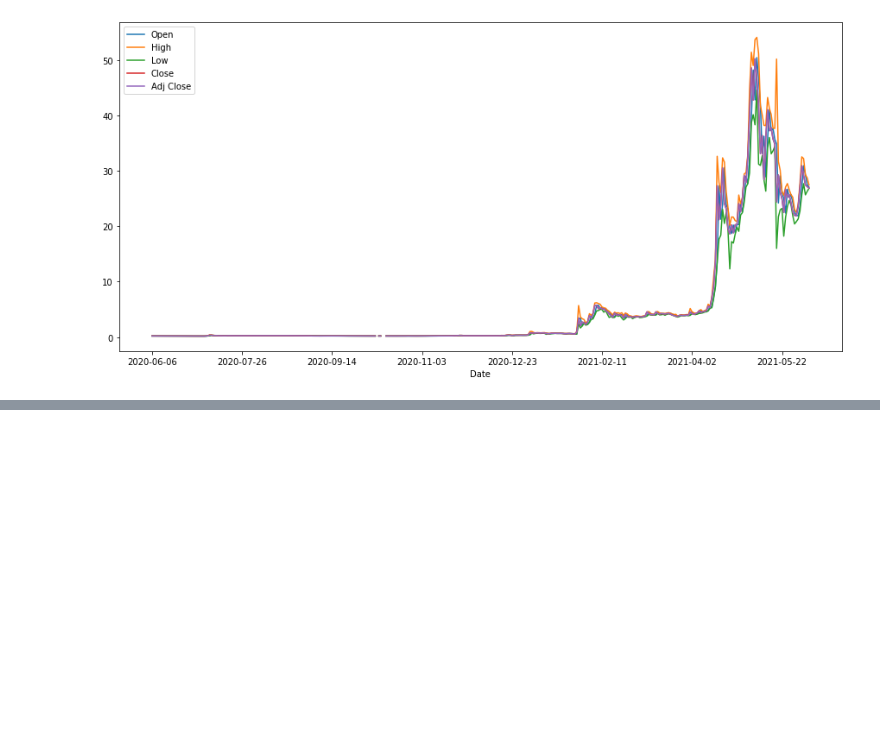
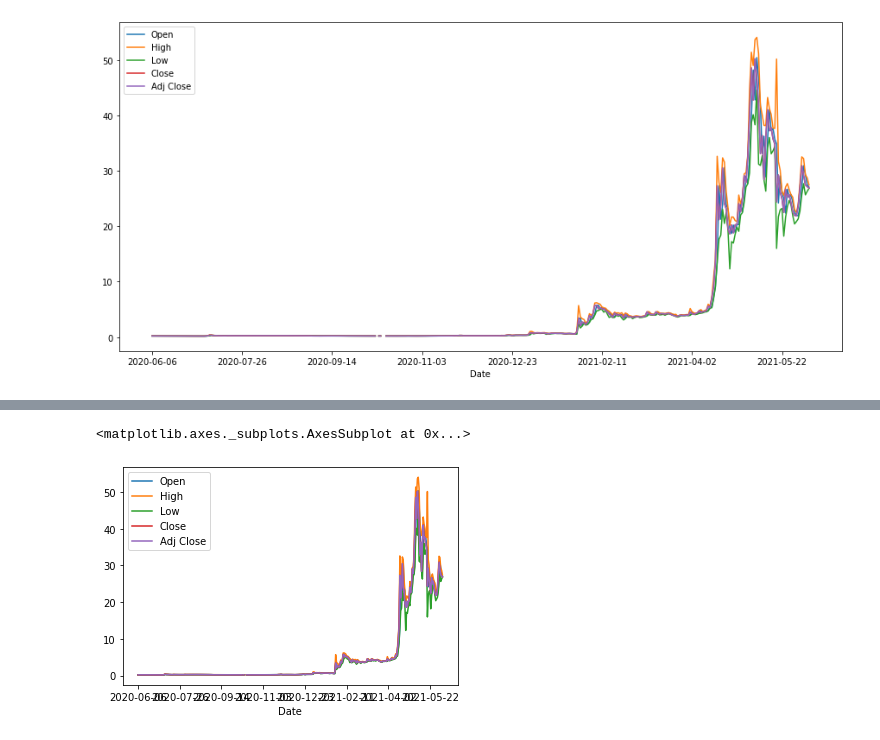
Before and after one commit to rodincode/CryptoTweets, a Jupyter notebook: CryptoTweets.ipynb, the cells around one changed output, grey strips where cells are left out. Drawn from its saved outputs; the diff is of its cells as text; code cells hidden in the pictures; blank space fills up the shorter version.

```diff
--- a/CryptoTweets.ipynb
+++ b/CryptoTweets.ipynb
@@ -20,0 +106,5 @@ df.plot(figsize=(15,7))
+# %%
+df.plot()
+# %% [output]
+<matplotlib.axes._subplots.AxesSubplot at 0x...>
+[figure, added]
```
Also changed, not shown: parts of 7 cells of this notebook.
